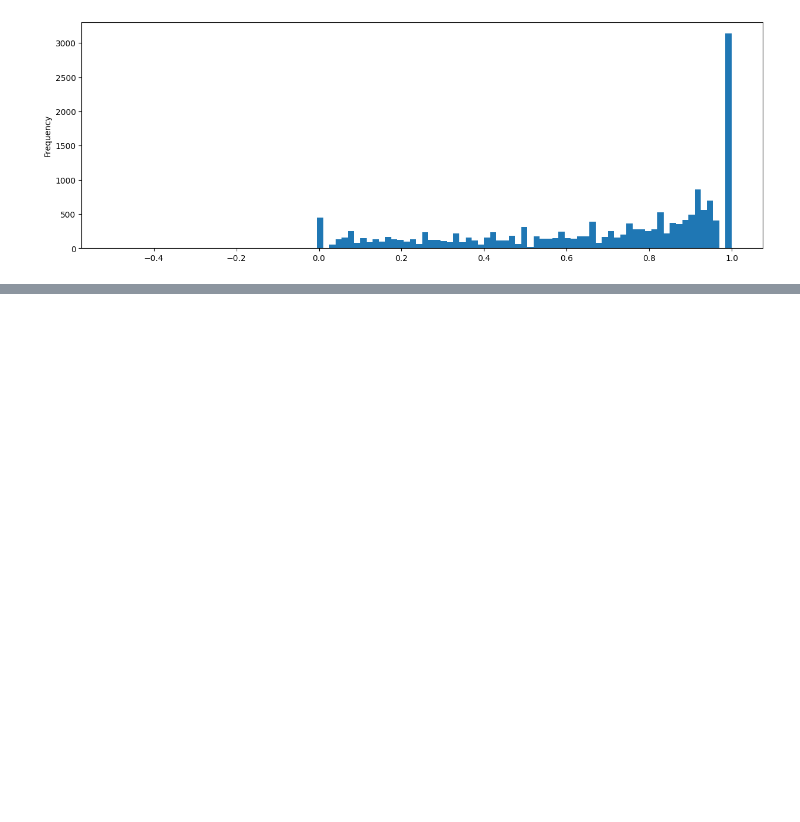
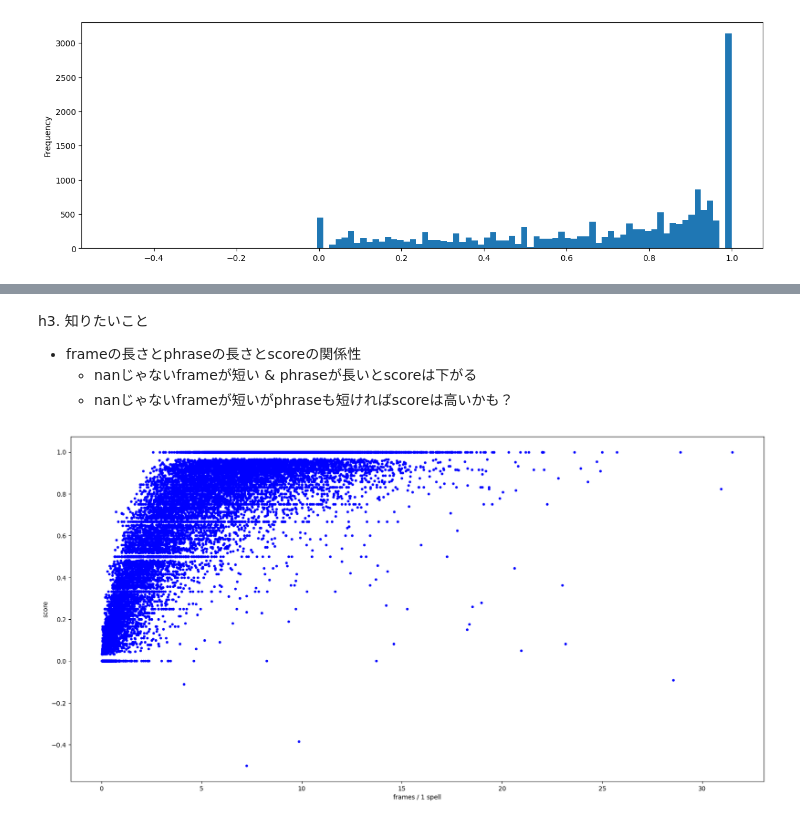
Before and after one commit to Luka-Magic/kaggle_asl2, a Jupyter notebook: exp/exp0004/check_oof.ipynb, the cells around one changed output, grey strips where cells are left out. Saved outputs shown, nothing was run; the diff lists cells and outputs as text; code cells hidden in the pictures; blank space fills up the shorter version.

```diff
--- a/exp/exp0004/check_oof.ipynb
+++ b/exp/exp0004/check_oof.ipynb
@@ -14,6 +15,7 @@ SAVE_DIR = ROOT_DIR / 'outputs' / exp_name / f'fold{FOLD}'
 SAVE_DIR.mkdir(parents=True, exist_ok=True)
 # %%
 oof_df = pd.read_csv(SAVE_DIR / 'oof_df.csv')
+train_df = pd.read_csv(ROOT_DIR / 'data' / 'created_data' / 'train2.csv')
 # %%
 # oof_df['score'].plot(kind='hist', bins=np.linspace(0.65, 0.99, 50), figsize=(15, 5))
 oof_df['score'].plot(kind='hist', bins=100, figsize=(15, 5))
@@ -40,0 +123,2 @@ oof_df.query('score == 0.')
+# %%
+oof_df = oof_df.merge(train_df[['sequence_id', 'participant_id', 'n_frames', 'n_nan_left_hand', 'n_nan_right_hand']], how='left', on='sequence_id')
@@ -40,0 +141,2 @@ oof_df.query('score == 0.')
+# %%
+oof_df['hand_frame'] = oof_df['n_frames'] - np.min(oof_df[['n_nan_left_hand', 'n_nan_right_hand']], axis=1)
@@ -40,0 +159,13 @@ oof_df.query('score == 0.')
+# %% [markdown]
+h3. 知りたいこと
+- frameの長さとphraseの長さとscoreの関係性
+    - nanじゃないframeが短い & phraseが長いとscoreは下がる
+    - nanじゃないframeが短いがphraseも短ければscoreは高いかも？
+# %%
+plt.figure(figsize=(20, 10))
+plt.scatter(x=oof_df['hand_frame'] / oof_df['len_phrase'], y=oof_df['score'], c='b', s=10)
+plt.xlabel('frames / 1 spell')
+plt.ylabel('score')
+plt.show()
+# %% [output]
+[figure, added]
```
Also changed, not shown: parts of 13 cells of this notebook, 1 other file.
